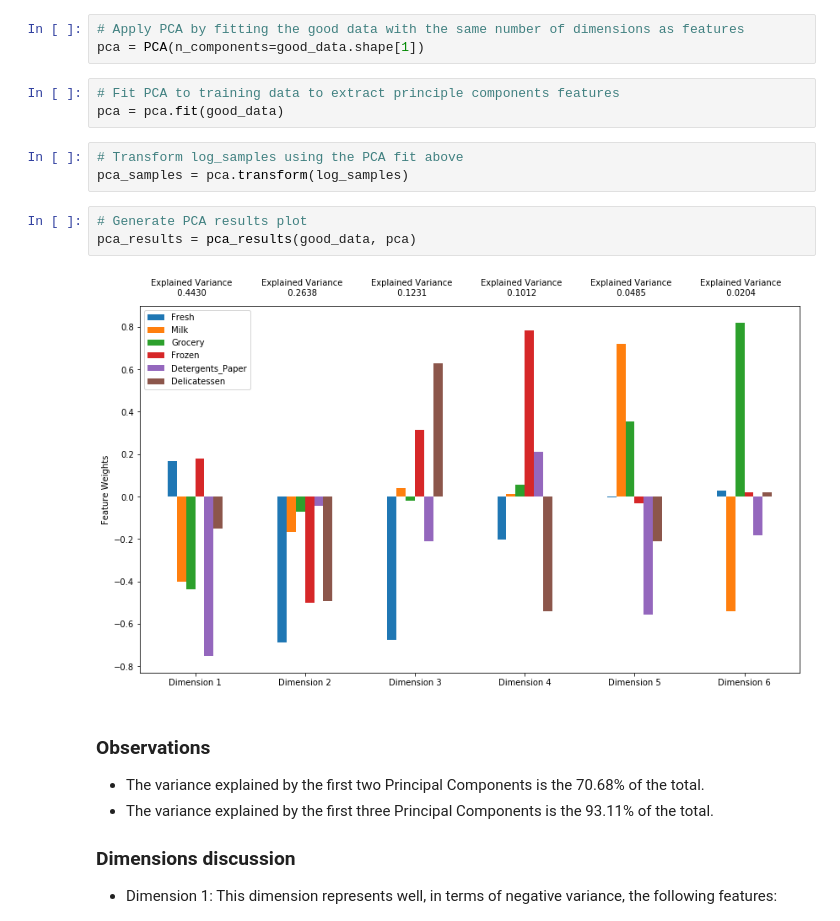
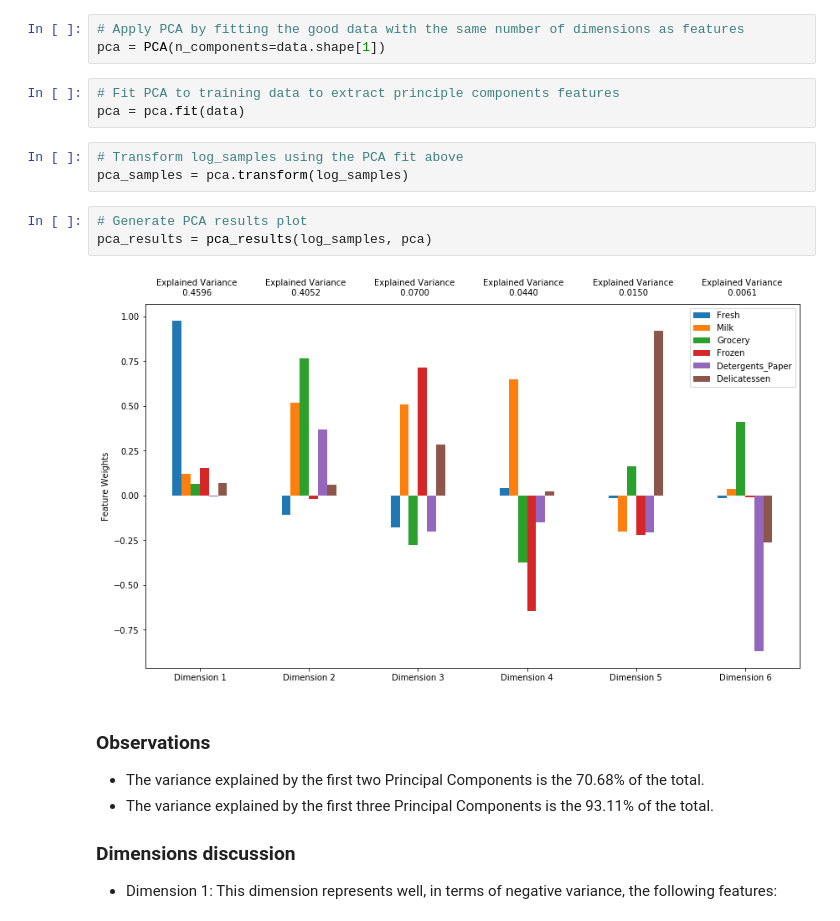
Before and after one commit to chrisjcc/DataInsight, a Jupyter notebook: Unsupervised_Learning/create_customer_segments.ipynb, the cells around one changed output. Cells and saved outputs as stored; diff of their text form.

Commit message:
correct data label good_data removed

```diff
--- a/Unsupervised_Learning/create_customer_segments.ipynb
+++ b/Unsupervised_Learning/create_customer_segments.ipynb
@@ -498,17 +500,17 @@ log_samples.shape
 # %%
 # Apply PCA by fitting the good data with the same number of dimensions as features
-pca = PCA(n_components=good_data.shape[1])
+pca = PCA(n_components=data.shape[1])
 # %%
 # Fit PCA to training data to extract principle components features
-pca = pca.fit(good_data)
+pca = pca.fit(data)
 # %%
 # Transform log_samples using the PCA fit above
 pca_samples = pca.transform(log_samples)
 # %%
 # Generate PCA results plot
-pca_results = pca_results(good_data, pca)
+pca_results = pca_results(log_samples, pca)
 # %% [output]
-[figure, old version]
+[figure, new version]
 # %% [markdown]
 ### Observations
 - The variance explained by the first two Principal Components is the 70.68% of the total.
```
Also changed, not shown: parts of 18 cells of this notebook.
